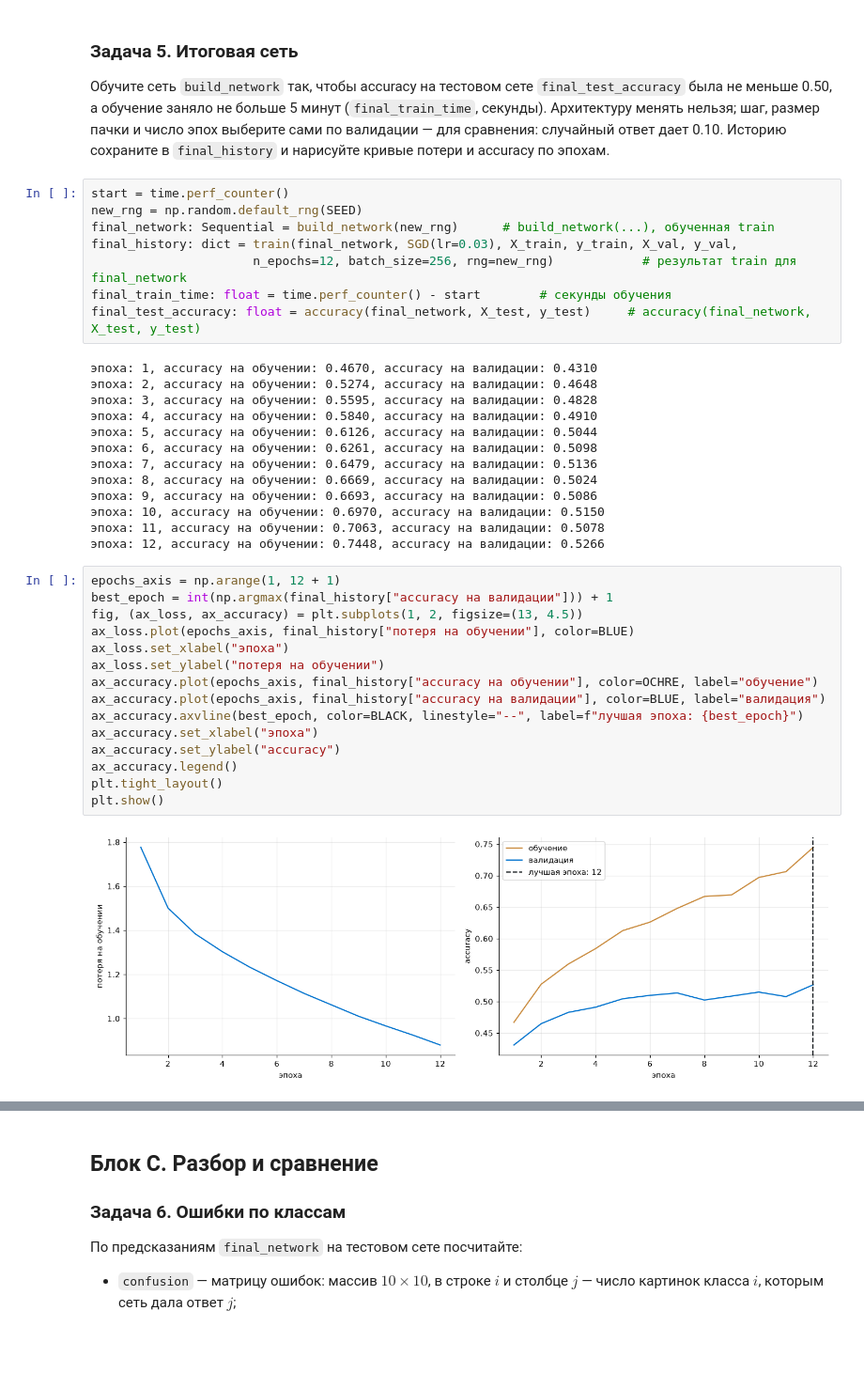
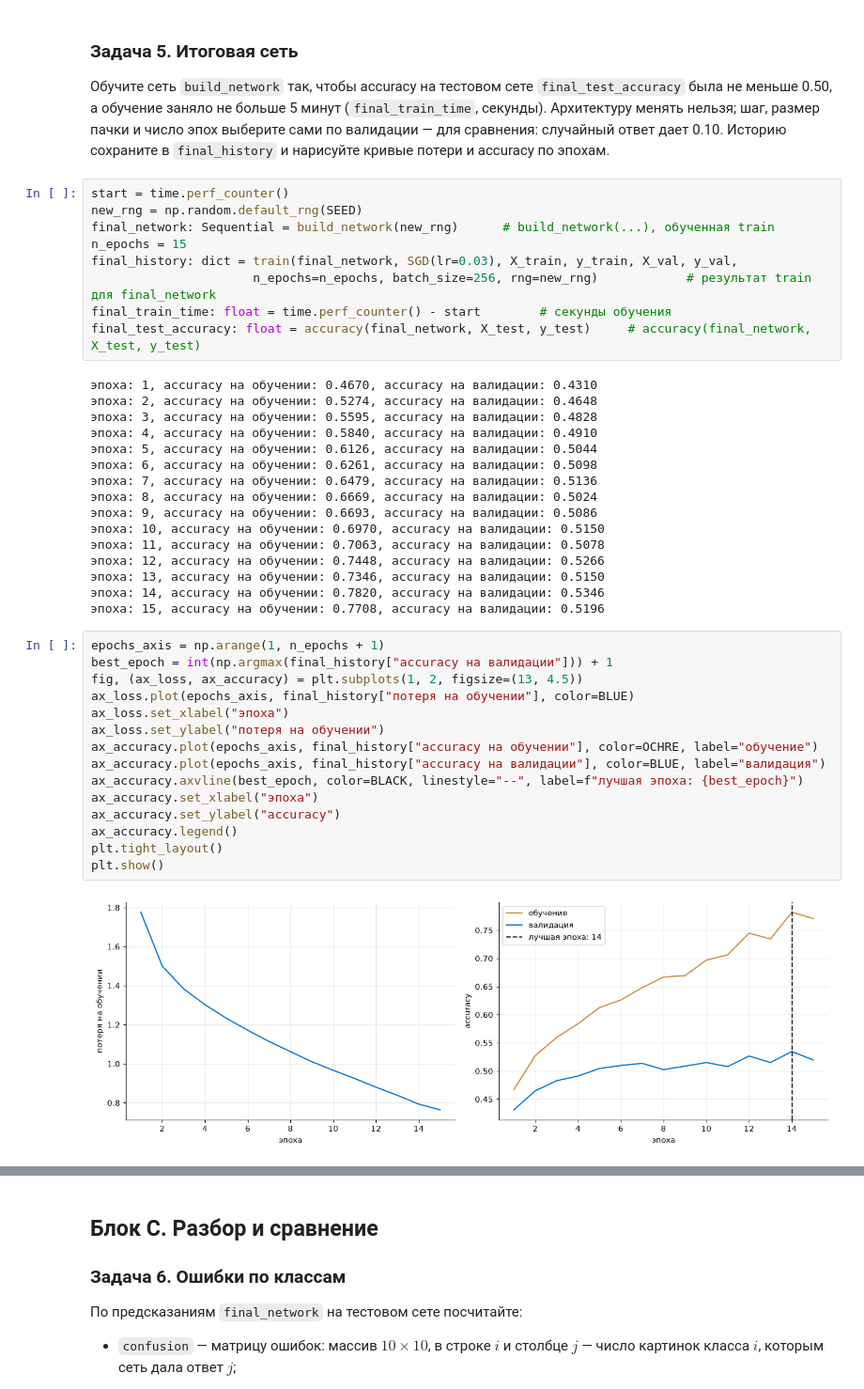
Before and after one commit to salexkon/ml_dafe_mipt, a Jupyter notebook: classes/week_10_neural_networks/lab_10.ipynb, the cells around one changed output, grey strips where cells are left out. Shown at 94% size. Saved outputs shown, nothing was run; the diff lists cells and outputs as text; blank space fills up the shorter version.

Commit message:
lab_10 fixed n_epoch graph

```diff
--- a/classes/week_10_neural_networks/lab_10.ipynb
+++ b/classes/week_10_neural_networks/lab_10.ipynb
@@ -462,8 +462,9 @@ accuracy на валидации по эпохам: [0.2658 0.3292 0.3338]
 start = time.perf_counter()
 new_rng = np.random.default_rng(SEED)
 final_network: Sequential = build_network(new_rng)      # build_network(...), обученная train
+n_epochs = 15
 final_history: dict = train(final_network, SGD(lr=0.03), X_train, y_train, X_val, y_val,
-                      n_epochs=12, batch_size=256, rng=new_rng)            # результат train для final_network
+                      n_epochs=n_epochs, batch_size=256, rng=new_rng)            # результат train для final_network
 final_train_time: float = time.perf_counter() - start        # секунды обучения
 final_test_accuracy: float = accuracy(final_network, X_test, y_test)     # accuracy(final_network, X_test, y_test)
 # %% [output]
@@ -479,23 +480,26 @@ final_test_accuracy: float = accuracy(final_network, X_test, y_test)     # accur
 эпоха: 10, accuracy на обучении: 0.6970, accuracy на валидации: 0.5150
 эпоха: 11, accuracy на обучении: 0.7063, accuracy на валидации: 0.5078
 эпоха: 12, accuracy на обучении: 0.7448, accuracy на валидации: 0.5266
+эпоха: 13, accuracy на обучении: 0.7346, accuracy на валидации: 0.5150
+эпоха: 14, accuracy на обучении: 0.7820, accuracy на валидации: 0.5346
+эпоха: 15, accuracy на обучении: 0.7708, accuracy на валидации: 0.5196
 # %%
-epochs_axis = np.arange(1, 12 + 1)
+epochs_axis = np.arange(1, n_epochs + 1)
 best_epoch = int(np.argmax(final_history["accuracy на валидации"])) + 1
 fig, (ax_loss, ax_accuracy) = plt.subplots(1, 2, figsize=(13, 4.5))
 ax_loss.plot(epochs_axis, final_history["потеря на обучении"], color=BLUE)
 ax_loss.set_xlabel("эпоха")
 ax_loss.set_ylabel("потеря на обучении")
 ax_accuracy.plot(epochs_axis, final_history["accuracy на обучении"], color=OCHRE, label="обучение")
 ax_accuracy.plot(epochs_axis, final_history["accuracy на валидации"], color=BLUE, label="валидация")
 ax_accuracy.axvline(best_epoch, color=BLACK, linestyle="--", label=f"лучшая эпоха: {best_epoch}")
 ax_accuracy.set_xlabel("эпоха")
 ax_accuracy.set_ylabel("accuracy")
 ax_accuracy.legend()
 plt.tight_layout()
 plt.show()
 # %% [output]
-[figure, old version]
+[figure, new version]
 # %%
 # --- проверка ---
 kinds = [type(layer).__name__ for layer in final_network.layers]
```
Also changed, not shown: parts of 5 cells of this notebook.
